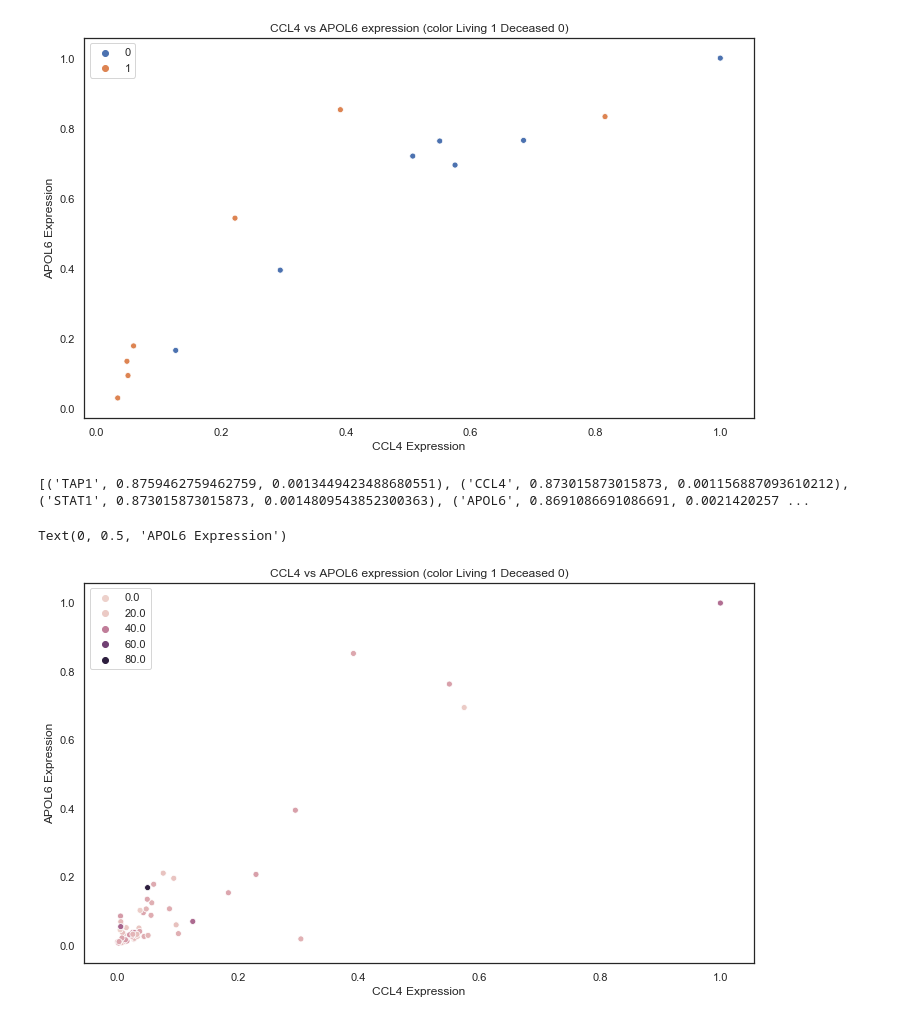
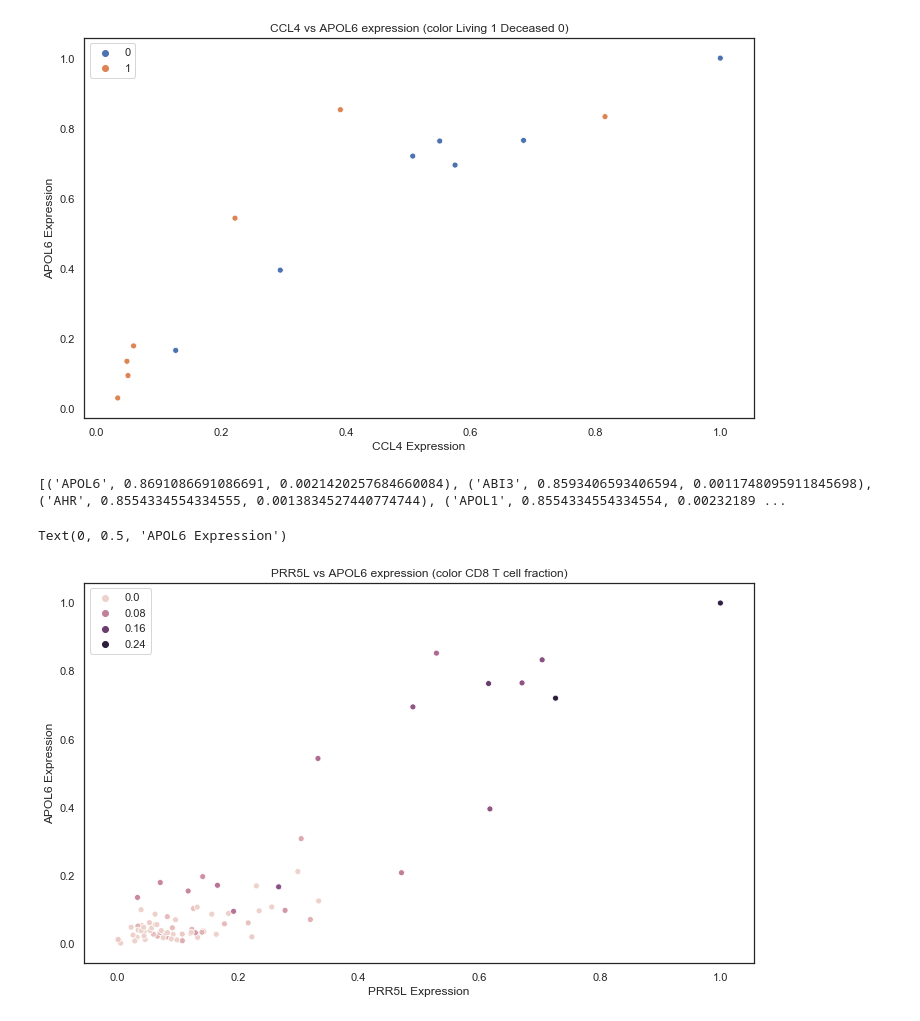
Before and after one commit to N8Grant/TripodsREU, a Jupyter notebook: scripts/Week5Exp.ipynb, the cells around one changed output. Saved outputs shown, nothing was run; the diff lists cells and outputs as text; code cells hidden in the pictures.

```diff
--- a/scripts/Week5Exp.ipynb
+++ b/scripts/Week5Exp.ipynb
@@ -1175,20 +1168,20 @@ Text(0, 0.5, 'APOL6 Expression')
 [figure]
 # %%
 highest_var =[]
-x = [[immune_fractions_df.loc[p,"CD8 T cells"],gene_expression.loc[p,"APOL6"]] for p in immune_ids[2]]
-for gene in most_variant.columns[:400]:
-    y = [gene_expression.loc[p,gene] for p in immune_ids[2]]
+y = [immune_fractions_df.loc[p,"CD8 T cells"] for p in immune_ids[2]]
+for gene in most_variant.columns[:500]:
+    x = [[gene_expression.loc[p,gene],gene_expression.loc[p,"APOL6"]] for p in immune_ids[2]]
     cor, pv = stats.spearmanr(x,y)
     highest_var.append((gene,np.mean(cor),np.mean(pv)))
 highest_var = sorted(highest_var, key=lambda g: g[1], reverse=True)
 print(highest_var[:15])
 # %% [output]
-[('TAP1', 0.8759462759462759, 0.0013449423488680551), ('CCL4', 0.873015873015873, 0.001156887093610212), ('STAT1', 0.873015873015873, 0.0014809543852300363), ('APOL6', 0.8691086691086691, 0.0021420257 ...
+[('APOL6', 0.8691086691086691, 0.0021420257684660084), ('ABI3', 0.8593406593406594, 0.0011748095911845698), ('AHR', 0.8554334554334555, 0.0013834527440774744), ('APOL1', 0.8554334554334554, 0.00232189 ...
 # %%
-sns.scatterplot([gene_expression.loc[p,"CCL4"] for p in list(patient_dict.keys())],[gene_expression.loc[p,"APOL6"] for p in list(patient_dict.keys())], hue=[patient_dict[p]["bmi"] for p in list(patient_dict.keys())])
-plt.title("CCL4 vs APOL6 expression (color Living 1 Deceased 0)")
-plt.xlabel("CCL4 Expression")
+sns.scatterplot([gene_expression.loc[p,"PRR5L"] for p in list(patient_dict.keys())],[gene_expression.loc[p,"APOL6"] for p in list(patient_dict.keys())], hue=[immune_fractions_df.loc[p,"CD8 T cells"] for p in list(patient_dict.keys())])
+plt.title("PRR5L vs APOL6 expression (color CD8 T cell fraction)")
+plt.xlabel("PRR5L Expression")
 plt.ylabel("APOL6 Expression")
 # %% [output]
 Text(0, 0.5, 'APOL6 Expression')
-[figure, old version]
+[figure, new version]
```
Also changed, not shown: parts of 8 cells of this notebook, 3 other files.
